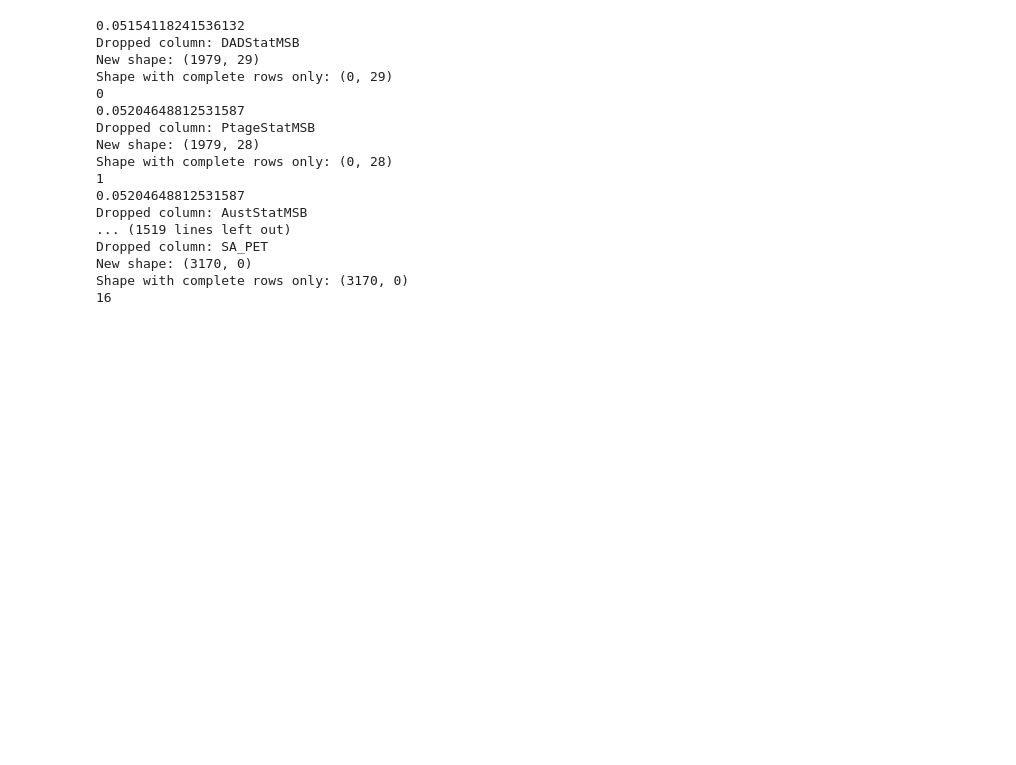
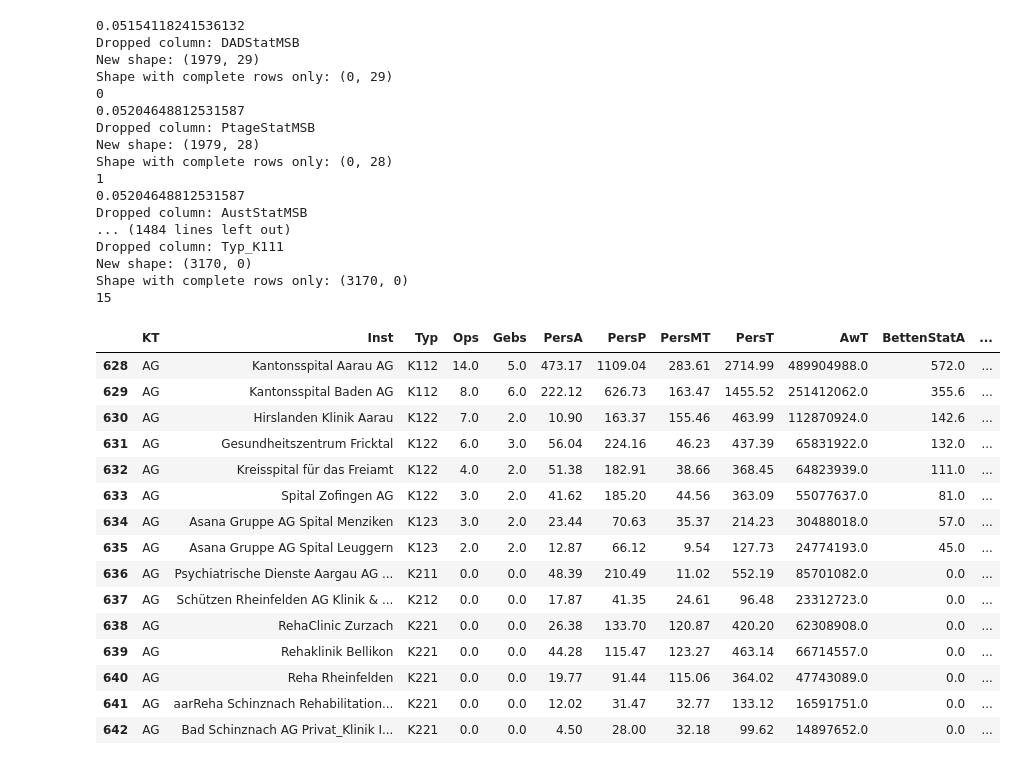
Before and after one commit to chcharle/Foundations-of-Data-Science, a Jupyter notebook: Code/code_4_all_df.ipynb, the cells around one changed output. Cells and saved outputs as stored; diff of their text form; code cells hidden in the pictures; blank space fills up the shorter version.

```diff
--- a/Code/code_4_all_df.ipynb
+++ b/Code/code_4_all_df.ipynb
@@ -365,0 +383,34 @@ Index(['JAHR', 'KT', 'Inst', 'Adr', 'Ort', 'Typ', 'AnzStand', 'Ops', 'Gebs',
+# %%
+yearsDF4=[2010 ,2011, 2012, 2013, 2014, 2015, 2016, 2017, 2018, 2019, 2020]
+def fill_target(df, target, years):
+    for year in years:
+        mask = df['JAHR'] == year
+        if df.loc[mask, target].eq(0).all():
+            next_year = next((y for y in years if not df.loc[df['JAHR'] == y, target].eq(0).all()), None)
+            if next_year:
+                for i, row in df.loc[mask].iterrows():
+                    mask2 = (df['Inst'] == row['Inst']) & (df['Adr'] == row['Adr'])
+                    if df.loc[mask2 & (df['JAHR'] == next_year), target].eq(1).any():
+                        df.loc[i, target] = 1
+
+    return df
+list_of_targets1=['SL_IPS', 'SL_NF', 'SA_Angio', 'SA_CC', 'SA_CT', 'SA_Dia', 'SA_LB', 'SA_Lito', 'SA_MRI', 'SA_PET', 'WB_Arzt', 'WB_BGs','WB_MSt']
+list_of_targets2=['SL_IPS', 'SL_NF', 'SA_Angio', 'SA_CC', 'SA_CT', 'SA_Dia', 'SA_LB', 'SA_Lito', 'SA_MRI', 'SA_PET', 'WB_Arzt', 'WB_BGs','WB_MSt','LA_Amb', 'LA_Stat']
+list_of_targets3=['SL_IPS', 'SL_NF', 'SA_CC', 'SA_CT', 'SA_LB', 'SA_Lito', 'SA_MRI', 'SA_PET', 'WB_Arzt', 'WB_BGs','WB_MSt']
+list_of_targets4=['SL_IPS', 'SL_NF', 'SA_Angio', 'SA_CC', 'SA_CT', 'SA_Dia', 'SA_LB', 'SA_Lito', 'SA_MRI', 'SA_PET', 'WB_Arzt', 'WB_BGs','WB_MSt']
+DF_S=['DF', 'DF2', 'DF3', 'DF4']
+
+yearsDF=[2014, 2015, 2016, 2017, 2018, 2019, 2020]
+yearsDF2=[2016, 2017, 2018, 2019, 2020]
+yearsDF3=[2010 ,2011, 2012, 2013]
+yearsDF4=[2010 ,2011, 2012, 2013, 2014, 2015, 2016, 2017, 2018, 2019, 2020]
+
+for var in list_of_targets1:
+    DF=fill_target(DF, var, yearsDF)
+for var in list_of_targets2:
+    DF2=fill_target(DF2, var, yearsDF2)
+for var in list_of_targets3:
+    DF3=fill_target(DF3, var,yearsDF3)
+for var in list_of_targets4:
+    DF4=fill_target(DF4, var, yearsDF4)
+#DF4=fill_target(DF4,'SA_Angio', yearsDF4)
@@ -651,10 +724,10 @@ SA_Angio 0.38861435565836805
 (3170, 19)
 # %%
-RowsAwT=[5]
+RowsAwT=[4]
 complete_dfs1, dropped_columns = drop_most_missing(DF_non_financial_AwT, RowsAwT)
-RowsEtMedL=[5]
+RowsEtMedL=[4]
 complete_dfs2, dropped_columns2 = drop_most_missing(DF_non_financial_EtMedL, RowsEtMedL)
-RowsEtSonst=[4]
+RowsEtSonst=[3]
 complete_dfs3, dropped_columns3 = drop_most_missing(DF_non_financial_EtSonst, RowsEtSonst)
 
 #for DF2
@@ -694,11 +767,11 @@ Shape with complete rows only: (0, 28)
 1
 0.05204648812531587
 Dropped column: AustStatMSB
-... (1519 lines left out)
-Dropped column: SA_PET
+... (1484 lines left out)
+Dropped column: Typ_K111
 New shape: (3170, 0)
 Shape with complete rows only: (3170, 0)
-16
+15
 # %%
 #target=['AwT']
 #def drop_arbitrary(df, cor, na, target):
@@ -716,23 +789,40 @@ Shape with complete rows only: (3170, 0)
 # %%
 ########################### relevant code
 
 complete_dfs1[0].head(15)
 #complete_dfs2[0]
 #complete_dfs3[0]
 
 #for DF2:
 complete_dfs4[0].head(15)
 #complete_dfs5[0]
 #complete_dfs6[0]
 
 #forDF3:
-complete_dfs7[0]
+complete_dfs7[0].head(15)
 #complete_dfs8[0]
 #complete_dfs9[0]
 
 #fordf4:
-complete_dfs10[0]
+complete_dfs10[0].head(15)
 #complete_dfs11[0]
 #complete_dfs12[0]
+# %% [output]
+|  | KT | Inst | Typ | Ops | Gebs | PersA | PersP | PersMT | PersT | AwT | BettenStatA | ... |
+| 628 | AG | Kantonsspital Aarau AG | K112 | 14.0 | 5.0 | 473.17 | 1109.04 | 283.61 | 2714.99 | 489904988.0 | 572.0 | ... |
+| 629 | AG | Kantonsspital Baden AG | K112 | 8.0 | 6.0 | 222.12 | 626.73 | 163.47 | 1455.52 | 251412062.0 | 355.6 | ... |
+| 630 | AG | Hirslanden Klinik Aarau | K122 | 7.0 | 2.0 | 10.90 | 163.37 | 155.46 | 463.99 | 112870924.0 | 142.6 | ... |
+| 631 | AG | Gesundheitszentrum Fricktal | K122 | 6.0 | 3.0 | 56.04 | 224.16 | 46.23 | 437.39 | 65831922.0 | 132.0 | ... |
+| 632 | AG | Kreisspital für das Freiamt | K122 | 4.0 | 2.0 | 51.38 | 182.91 | 38.66 | 368.45 | 64823939.0 | 111.0 | ... |
+| 633 | AG | Spital Zofingen AG | K122 | 3.0 | 2.0 | 41.62 | 185.20 | 44.56 | 363.09 | 55077637.0 | 81.0 | ... |
+| 634 | AG | Asana Gruppe AG Spital Menziken | K123 | 3.0 | 2.0 | 23.44 | 70.63 | 35.37 | 214.23 | 30488018.0 | 57.0 | ... |
+| 635 | AG | Asana Gruppe AG Spital Leuggern | K123 | 2.0 | 2.0 | 12.87 | 66.12 | 9.54 | 127.73 | 24774193.0 | 45.0 | ... |
+| 636 | AG | Psychiatrische Dienste Aargau AG ... | K211 | 0.0 | 0.0 | 48.39 | 210.49 | 11.02 | 552.19 | 85701082.0 | 0.0 | ... |
+| 637 | AG | Schützen Rheinfelden AG Klinik & ... | K212 | 0.0 | 0.0 | 17.87 | 41.35 | 24.61 | 96.48 | 23312723.0 | 0.0 | ... |
+| 638 | AG | RehaClinic Zurzach | K221 | 0.0 | 0.0 | 26.38 | 133.70 | 120.87 | 420.20 | 62308908.0 | 0.0 | ... |
+| 639 | AG | Rehaklinik Bellikon | K221 | 0.0 | 0.0 | 44.28 | 115.47 | 123.27 | 463.14 | 66714557.0 | 0.0 | ... |
+| 640 | AG | Reha Rheinfelden | K221 | 0.0 | 0.0 | 19.77 | 91.44 | 115.06 | 364.02 | 47743089.0 | 0.0 | ... |
+| 641 | AG | aarReha Schinznach Rehabilitation... | K221 | 0.0 | 0.0 | 12.02 | 31.47 | 32.77 | 133.12 | 16591751.0 | 0.0 | ... |
+| 642 | AG | Bad Schinznach AG Privat_Klinik I... | K221 | 0.0 | 0.0 | 4.50 | 28.00 | 32.18 | 99.62 | 14897652.0 | 0.0 | ... |
 # %%
 complete_dfs1[0].head(15)
```
Also changed, not shown: parts of 8 cells of this notebook, 1 other file.
